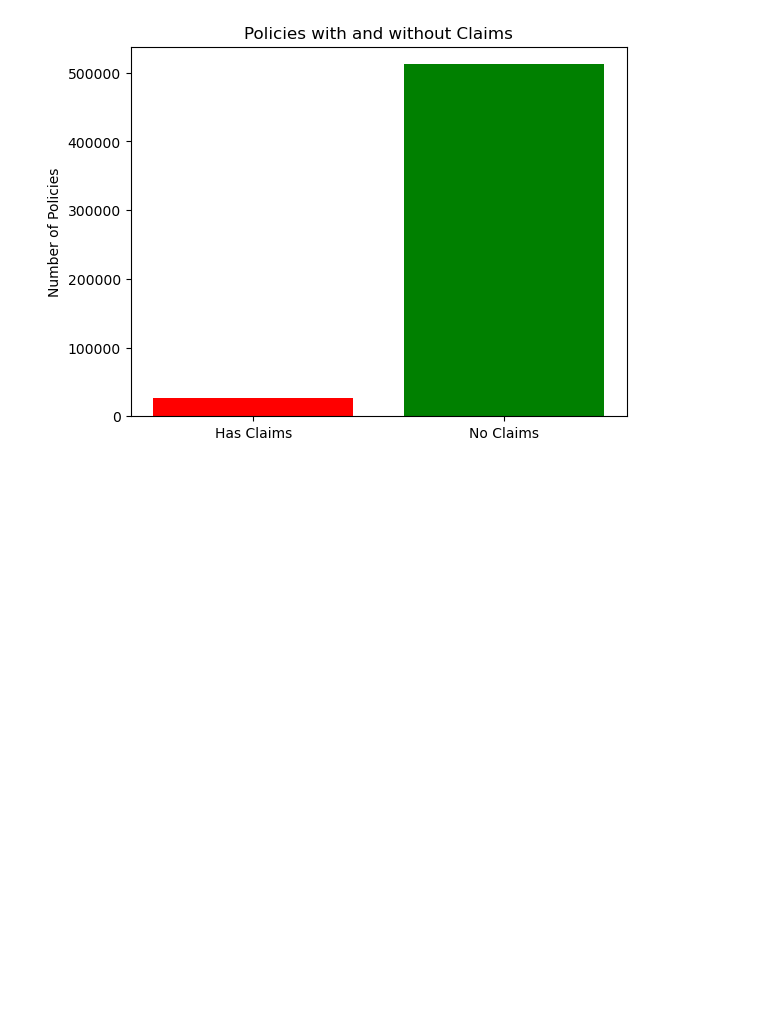
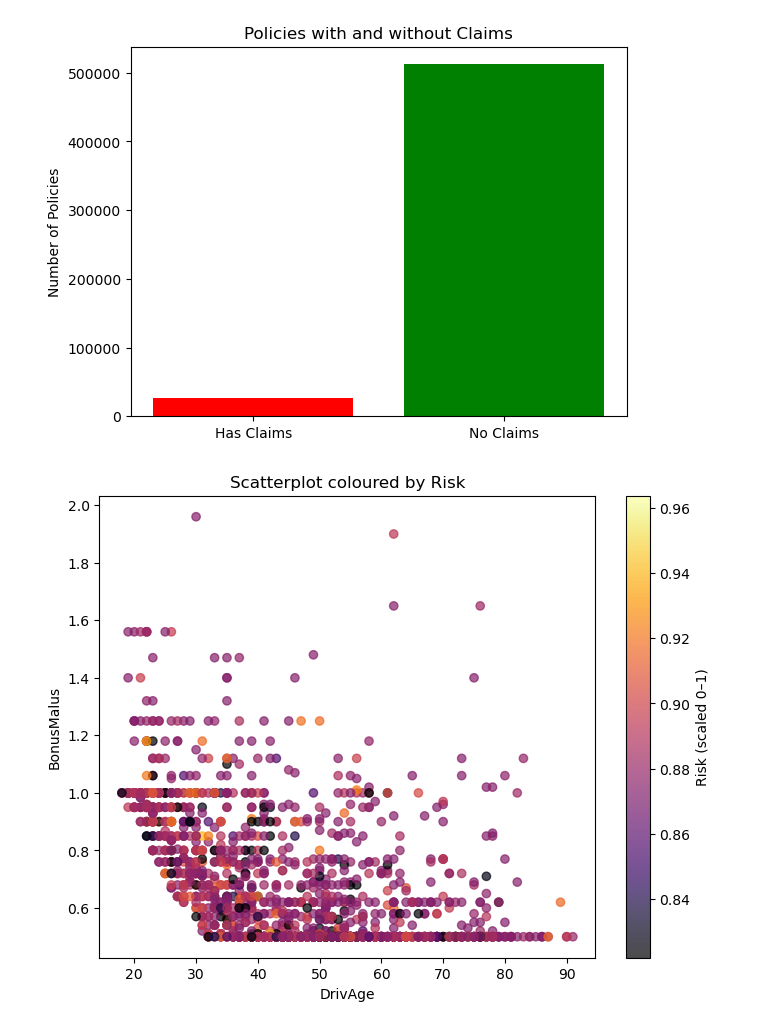
Before and after one commit to TheFreeMan21/machine-n-learnings-inc, a Jupyter notebook: plots.ipynb, the cells around one changed output. Drawn from its saved outputs; the diff is of its cells as text; code cells hidden in the pictures; blank space fills up the shorter version.

```diff
--- a/plots.ipynb
+++ b/plots.ipynb
@@ -92,3 +94,22 @@ plt.title('Policies with and without Claims')
 plt.show()
 # %% [output]
 [figure]
+# %%
+plt.figure(figsize=(8,6))
+y='BonusMalus'
+x='DrivAge'
+sc = plt.scatter(
+    df[x].where(df['Risk']>0.8),
+    df[y],
+    c=df['Risk'],
+    cmap='inferno',
+    alpha=0.7
+)
+
+plt.colorbar(sc, label='Risk (scaled 0–1)')
+plt.xlabel(x)
+plt.ylabel(y)
+plt.title('Scatterplot coloured by Risk')
+plt.show()
+# %% [output]
+[figure, added]
```
Also changed, not shown: parts of 6 cells of this notebook, 1 other file.
